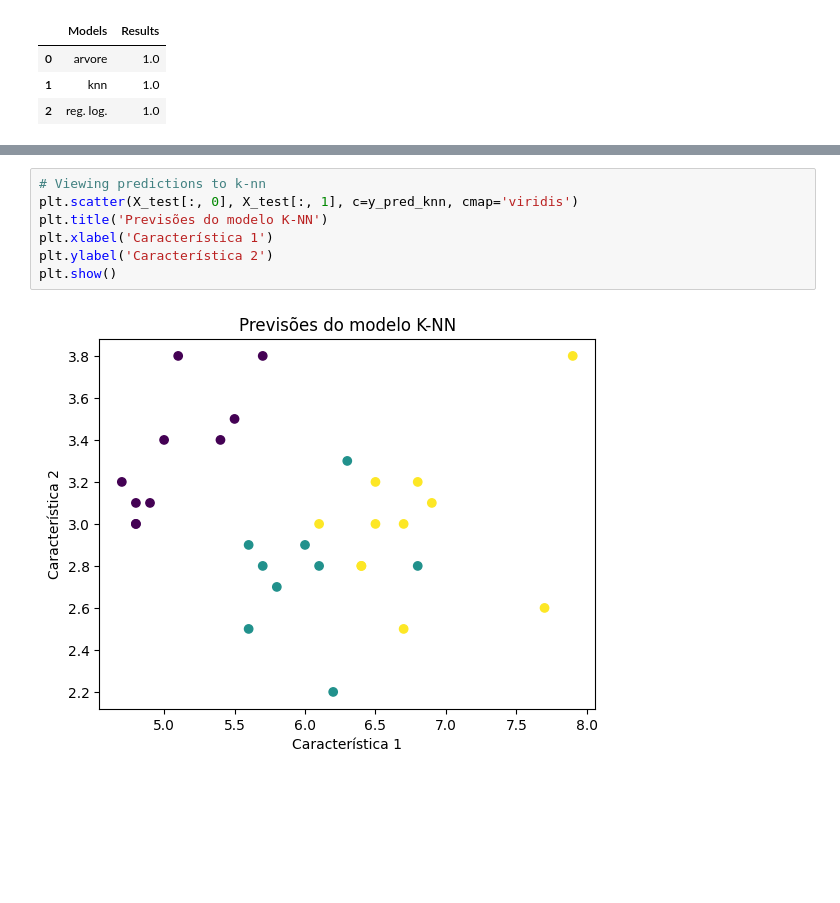
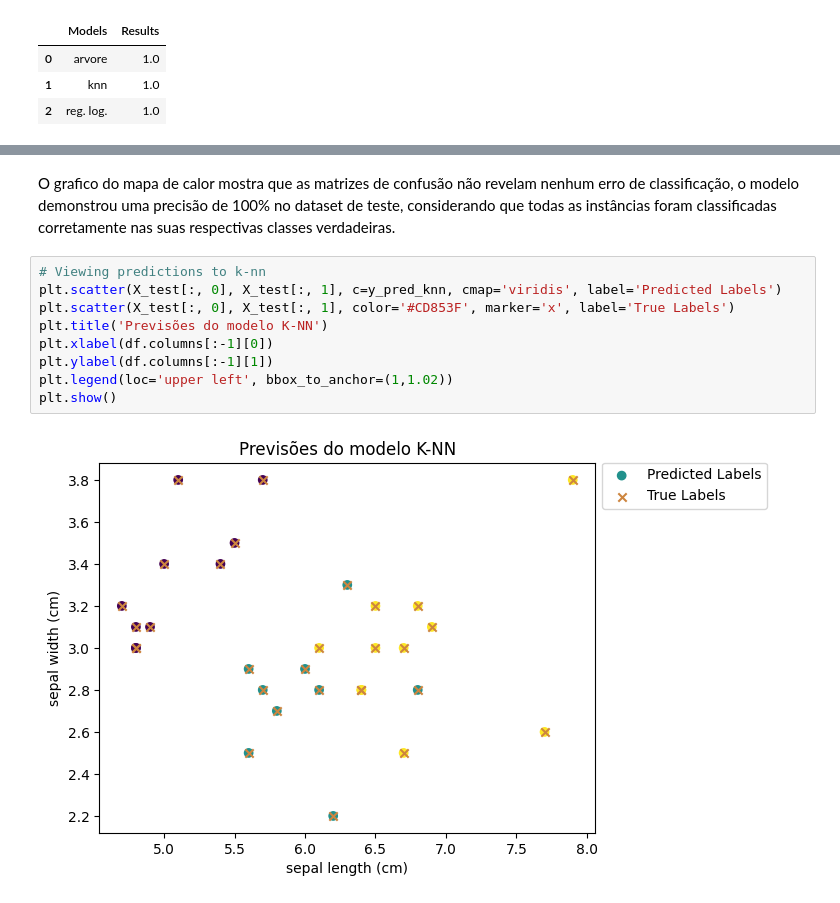
Before and after one commit to erivandosena/ml-example, a Jupyter notebook: AprendizagemMaquina-sample.ipynb, the cells around one changed output, grey strips where cells are left out. Cells and saved outputs as stored; diff of their text form; blank space fills up the shorter version.

Commit message:
update graphics

```diff
--- a/AprendizagemMaquina-sample.ipynb
+++ b/AprendizagemMaquina-sample.ipynb
@@ -160,9 +153,13 @@ array([[10,  0,  0],
+# %% [markdown]
+O grafico do mapa de calor mostra que as matrizes de confusão não revelam nenhum erro de classificação, o modelo demonstrou uma precisão de 100% no dataset de teste, considerando que todas as instâncias foram classificadas corretamente nas suas respectivas classes verdadeiras.
 # %%
 # Viewing predictions to k-nn
-plt.scatter(X_test[:, 0], X_test[:, 1], c=y_pred_knn, cmap='viridis')
+plt.scatter(X_test[:, 0], X_test[:, 1], c=y_pred_knn, cmap='viridis', label='Predicted Labels')
+plt.scatter(X_test[:, 0], X_test[:, 1], color='#CD853F', marker='x', label='True Labels')
 plt.title('Previsões do modelo K-NN')
-plt.xlabel('Característica 1')
-plt.ylabel('Característica 2')
+plt.xlabel(df.columns[:-1][0])
+plt.ylabel(df.columns[:-1][1])
+plt.legend(loc='upper left', bbox_to_anchor=(1,1.02))
 plt.show()
 # %% [output]
-[figure, old version]
+[figure, new version]
```
Also changed, not shown: parts of 5 cells of this notebook.
